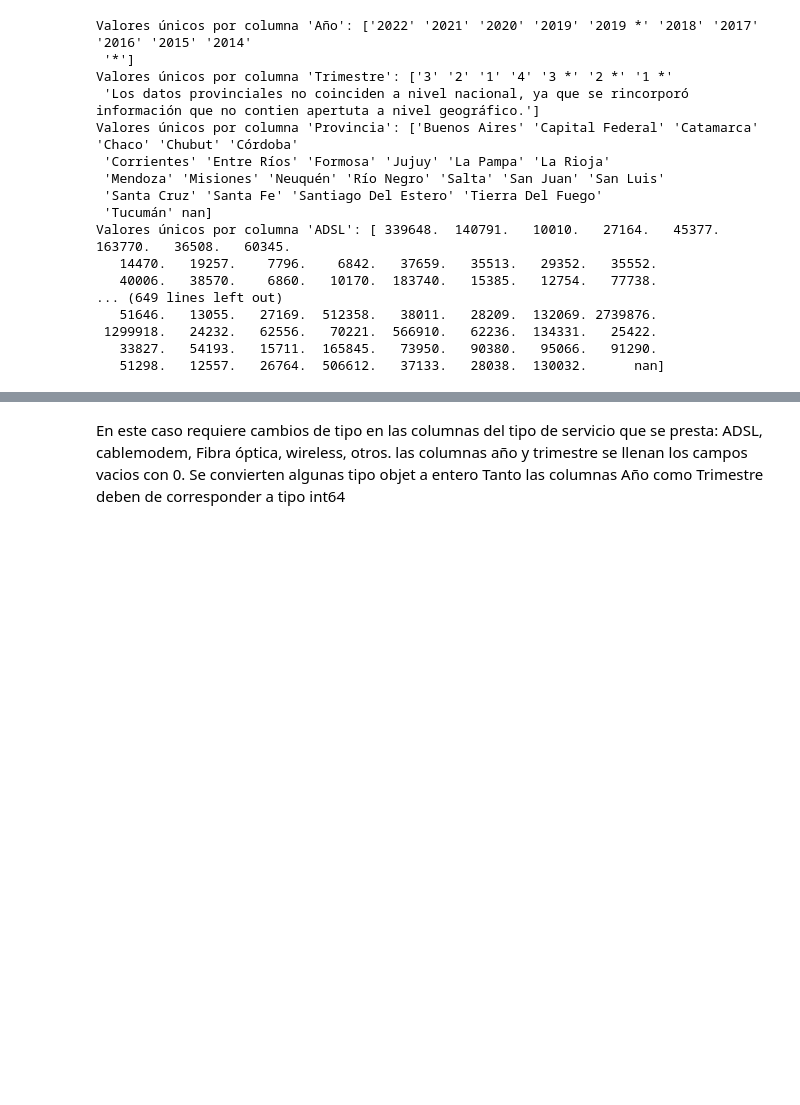
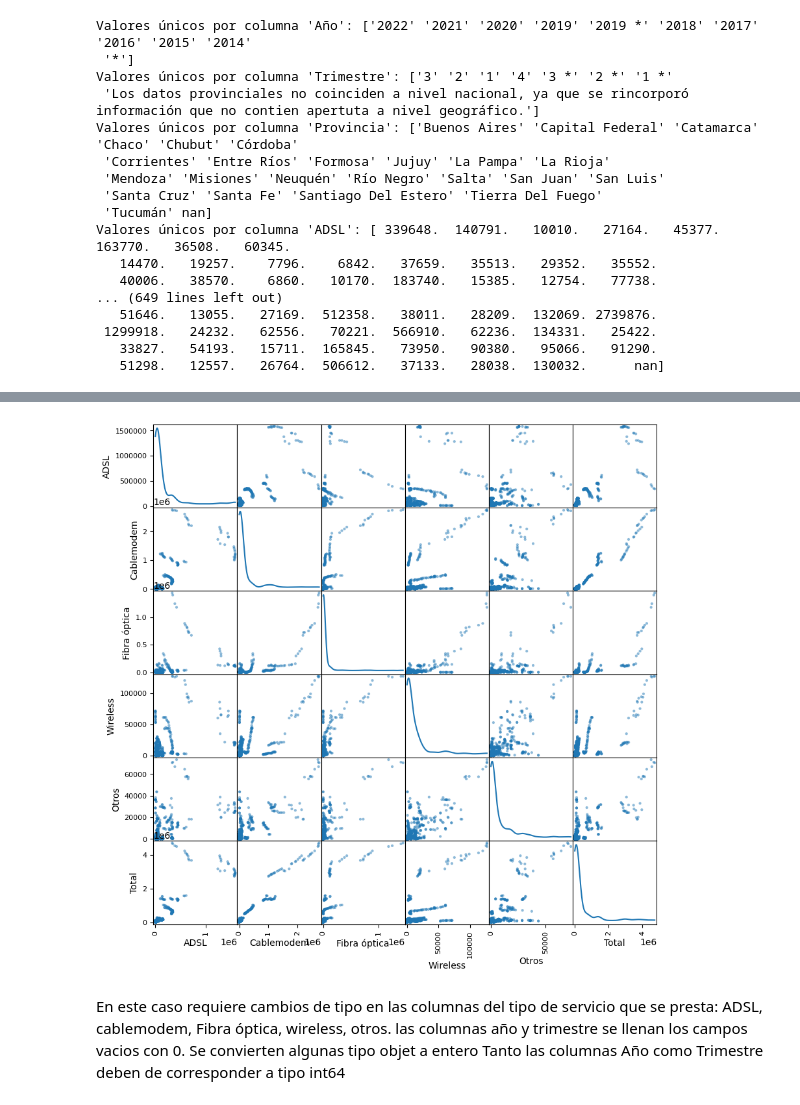
Before and after one commit to QuimeraRios/PI-2Telecomunicaciones, a Jupyter notebook: Datasets/Penetracion/ETL.ipynb, the cells around one changed output, grey strips where cells are left out. Cells and saved outputs as stored; diff of their text form; code cells hidden in the pictures; blank space fills up the shorter version.

```diff
--- a/Datasets/Penetracion/ETL.ipynb
+++ b/Datasets/Penetracion/ETL.ipynb
@@ -257,3 +381,13 @@ Valores únicos por columna 'ADSL': [ 339648.  140791.   10010.   27164.   45377
+# %%
+# selecciono solo las columnas numéricas
+df_numeric = df6.select_dtypes(include=['int64', 'float64'])
+# crea una matriz de gráficos de dispersión
+scatter_matrix(df_numeric, figsize=(10, 10), diagonal='kde')
+
+# muestra el gráfico
+plt.show()
+# %% [output]
+[figure, added]
 # %% [markdown]
 En este caso requiere cambios de tipo en las columnas del tipo de servicio que se presta: ADSL, cablemodem, Fibra óptica, wireless, otros.
 las columnas año y trimestre se llenan los campos vacios con 0.
```
Also changed, not shown: parts of 46 cells of this notebook.
